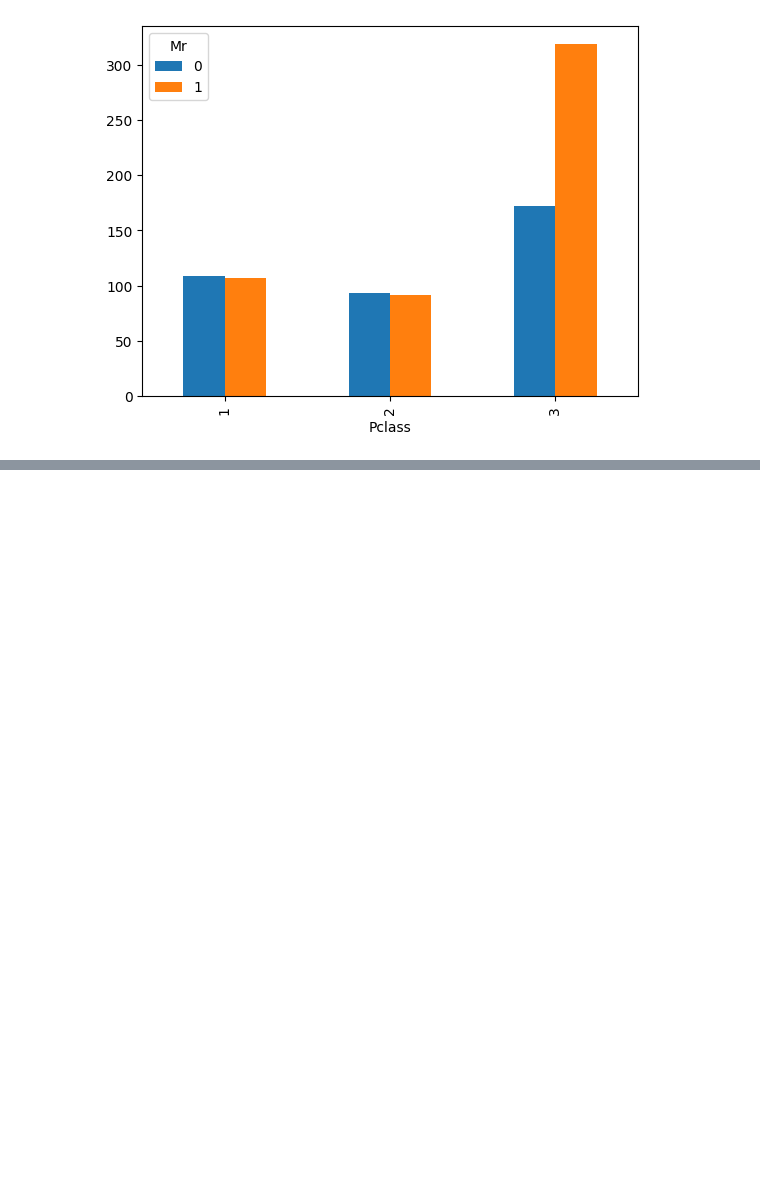
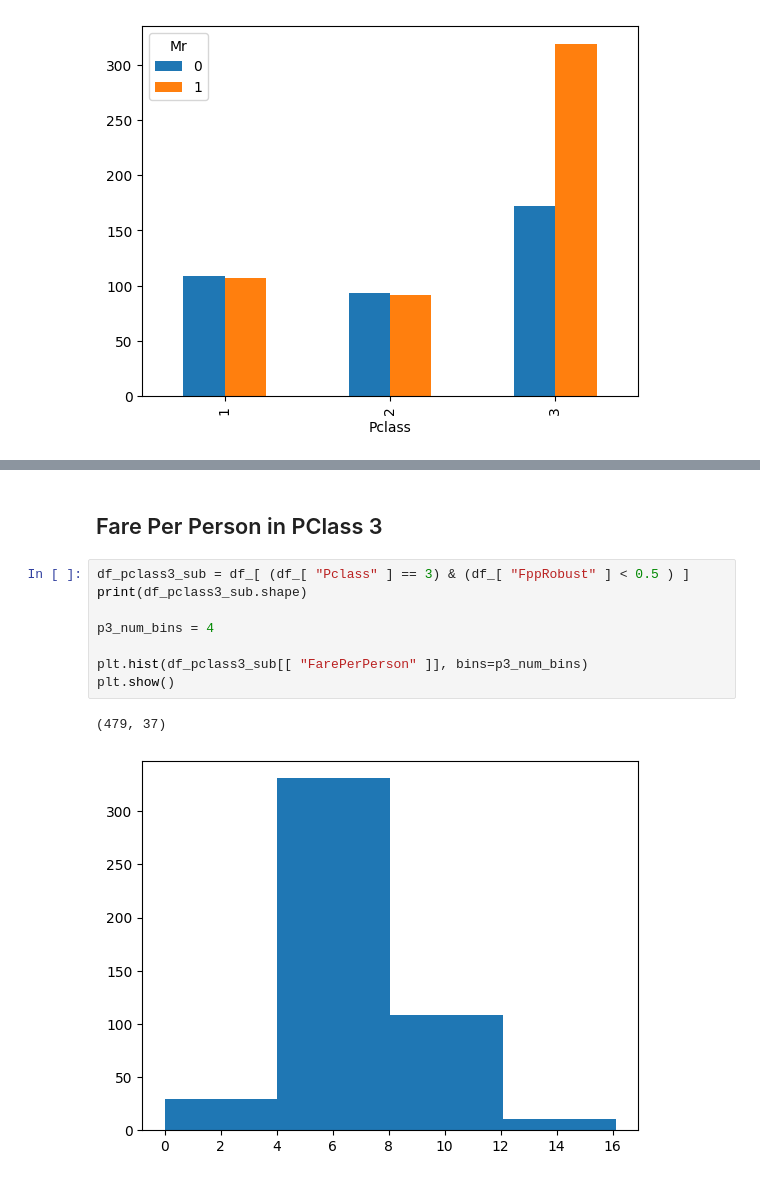
Before and after one commit to jmartenstein/titanic-ml, a Jupyter notebook: src/nb07_socioeconomic.ipynb, the cells around one changed output, grey strips where cells are left out. Saved outputs shown, nothing was run; the diff lists cells and outputs as text; blank space fills up the shorter version.

```diff
--- a/src/nb07_socioeconomic.ipynb
+++ b/src/nb07_socioeconomic.ipynb
@@ -69,0 +84,13 @@ plt.show()
+# %% [markdown]
+## Fare Per Person in PClass 3
+# %%
+df_pclass3_sub = df_[ (df_[ "Pclass" ] == 3) & (df_[ "FppRobust" ] < 0.5 ) ]
+print(df_pclass3_sub.shape)
+
+p3_num_bins = 4
+
+plt.hist(df_pclass3_sub[[ "FarePerPerson" ]], bins=p3_num_bins)
+plt.show()
+# %% [output]
+(479, 37)
+[figure, added]
```
Also changed, not shown: parts of 23 cells of this notebook.
